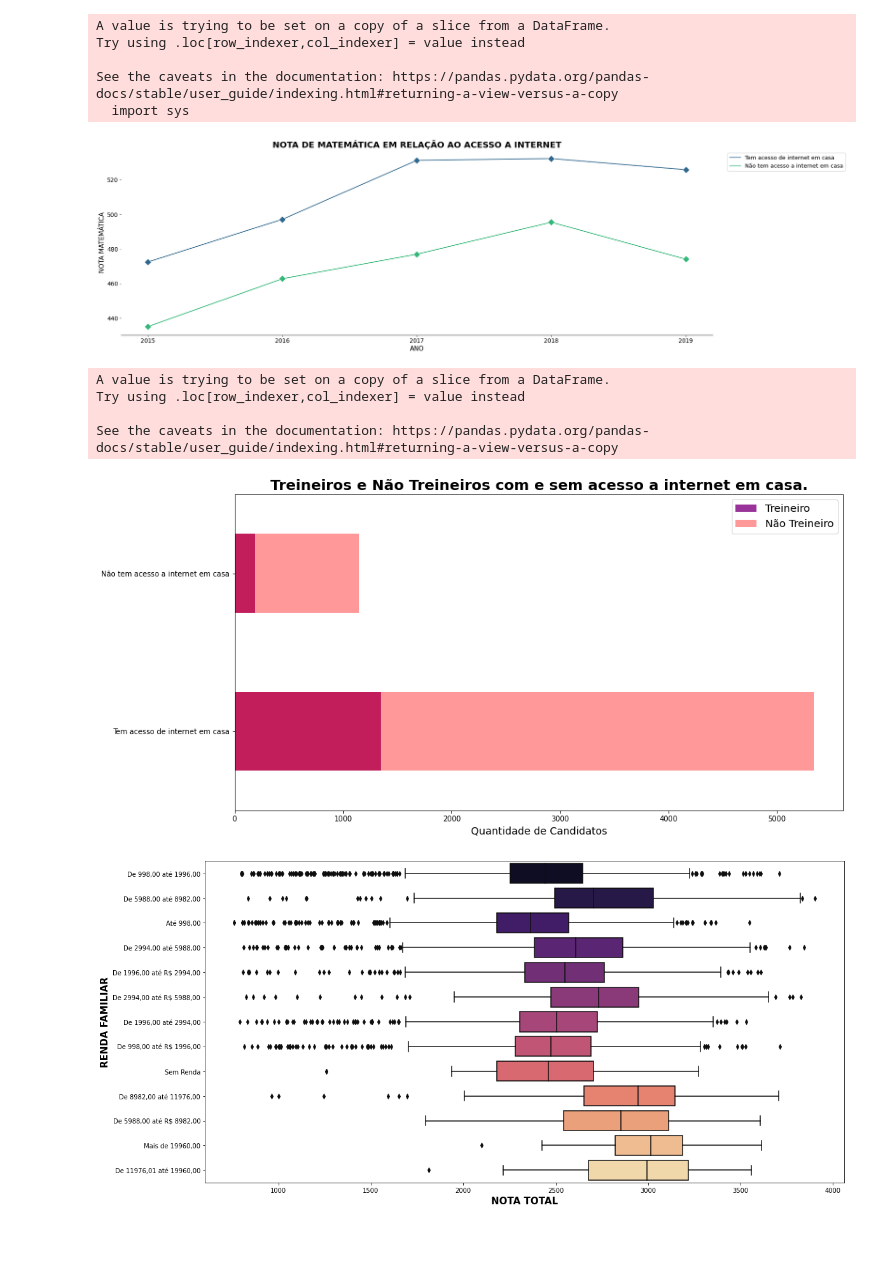
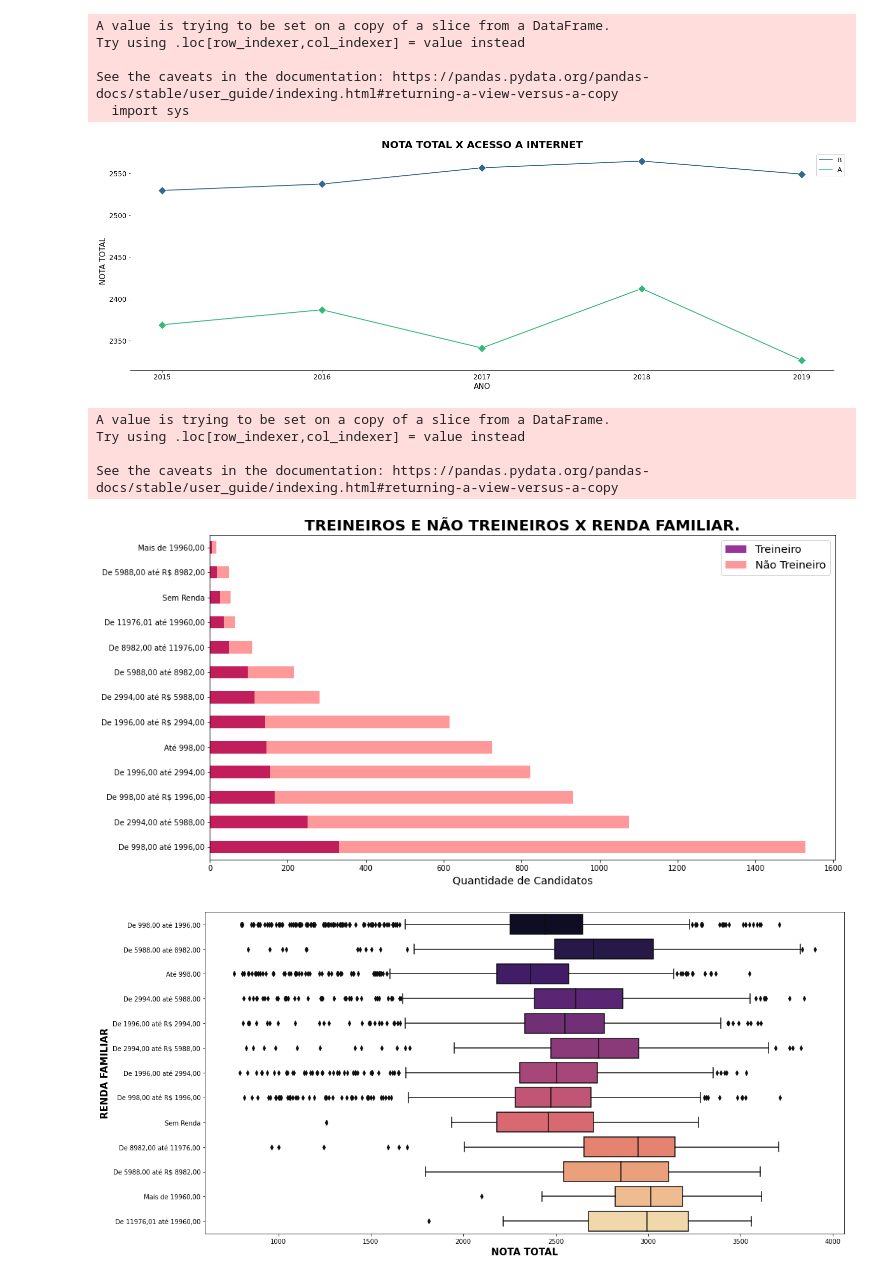
Before and after one commit to NophaieViscente/AnaliseDadosENEM, a Jupyter notebook: Analisando_Dados_da_Educação_ENEM_SC_Mesorregião_Serrana_|_Microrregião_de_Curitibanos.ipynb, the cells around one changed output. Drawn from its saved outputs; the diff is of its cells as text; code cells hidden in the pictures; blank space fills up the shorter version.

```diff
--- a/Analisando_Dados_da_Educação_ENEM_SC_Mesorregião_Serrana_|_Microrregião_de_Curitibanos.ipynb
+++ b/Analisando_Dados_da_Educação_ENEM_SC_Mesorregião_Serrana_|_Microrregião_de_Curitibanos.ipynb
@@ -171,9 +171,9 @@ TP_COR_RACA
 5    2278.711765
 Name: NU_NOTA_TOTAL, dtype: float64
 # %%
-fig8, ax8 = plt.subplots(figsize=(25,9.5))
+fig, ax = plt.subplots(figsize=(25,9.5))
 for axis in ['top', 'right', 'left']:
-   ax8.spines[axis].set_color(None)
+   ax.spines[axis].set_color(None)
 sns.barplot(data=dados_rs_sem_nota_zero,x='NU_ANO',y='NU_NOTA_TOTAL',hue='TP_COR_RACA',palette='brg',ci=None)
 leg = plt.legend(['Não Declarada','Branca','Preta','Parda','Amarela','Indígena'],bbox_to_anchor=(1.05,1),fontsize='x-large')
 plt.title('Nota Média Total dos Candidatos por Ano e por declaração racial',fontdict={'fontsize':21.5,
@@ -192,10 +192,10 @@ plt.show()
 # Criando dicionário para personalizar fontes
 dicionarioFonte = {'fontsize':13.7,'weight':'semibold'}
 # Gerando a figura e os eixos .
-fig9 , ax9 = plt.subplots(figsize=(20,6.3))
+fig , ax = plt.subplots(figsize=(20,6.3))
 # Eliminando as bordas do gráfico
 for axis in ['top', 'right', 'left']:
-   ax9.spines[axis].set_color(None)
+   ax.spines[axis].set_color(None)
 # Renomeando os 'labels' dos eixos.
 plt.xlabel('NOTA TOTAL',fontdict=dicionarioFonte)
 plt.ylabel('Quantidade',fontdict=dicionarioFonte)
@@ -234,27 +234,27 @@ See the caveats in the documentation: https://pandas.pydata.org/pandas-docs/stab
   import sys
 # %%
 fig, ax = plt.subplots(figsize=(25,8))
-sns.lineplot(data=dados_rs_sem_nota_zero,x='NU_ANO',y='NU_NOTA_MT',hue='Q025',palette='viridis',err_style=None,
+sns.lineplot(data=dados_rs_sem_nota_zero,x='NU_ANO',y='NU_NOTA_TOTAL',hue='Q025',palette='viridis',err_style=None,
              marker='D',lw=1.85,markersize=11)
 leg = plt.legend(bbox_to_anchor=(1.02,1),fontsize=13)
-plt.title('NOTA DE MATEMÁTICA EM RELAÇÃO AO ACESSO A INTERNET',fontdict={'fontsize':20,'fontweight':'semibold'})
+plt.title('NOTA TOTAL X ACESSO A INTERNET',fontdict={'fontsize':20,'fontweight':'semibold'})
 plt.xticks([2015,2016,2017,2018,2019])
-plt.ylabel('NOTA MATEMÁTICA',fontdict={'fontsize':15})
+plt.ylabel('NOTA TOTAL',fontdict={'fontsize':15})
 plt.xlabel('ANO',fontdict={'fontsize':15})
 plt.tick_params(labelsize=13.5)
 for axis in ['top', 'right', 'left']:
    ax.spines[axis].set_color(None)
 # %% [output]
-[figure, old version]
+[figure, new version]
 # %%
 dicionario_acesso_internet = {'A' : 'Não tem acesso a internet em casa','B':'Tem acesso de internet em casa'}
 dados_rs_sem_nota_zero['Q025'] = dados_rs_sem_nota_zero['Q025'].replace(dicionario_acesso_internet)
-treineiro_renda = dados_rs_sem_nota_zero.query('IN_TREINEIRO == 1')['Q025'].value_counts()
-nao_treineiro_renda = dados_rs_sem_nota_zero.query('IN_TREINEIRO == 0')['Q025'].value_counts()
+treineiro_renda = dados_rs_sem_nota_zero.query('IN_TREINEIRO == 1')['Q006'].value_counts()
+nao_treineiro_renda = dados_rs_sem_nota_zero.query('IN_TREINEIRO == 0')['Q006'].value_counts()
 treineiro_renda.plot(kind='barh',color='purple',alpha=.8,figsize=(15,8))
 nao_treineiro_renda.plot(kind='barh',color='red',alpha=.4,figsize=(15,8))
 plt.legend(['Treineiro','Não Treineiro'],fontsize='x-large')
-plt.title('Treineiros e Não Treineiros com e sem acesso a internet em casa.',fontdict={'fontsize':20,'fontweight':'semibold'})
+plt.title('TREINEIROS E NÃO TREINEIROS X RENDA FAMILIAR.',fontdict={'fontsize':20,'fontweight':'semibold'})
 plt.xlabel('Quantidade de Candidatos',fontdict={'fontsize':14})
 plt.show()
 # %% [output]
@@ -262,7 +262,7 @@ A value is trying to be set on a copy of a slice from a DataFrame.
 Try using .loc[row_indexer,col_indexer] = value instead
 
 See the caveats in the documentation: https://pandas.pydata.org/pandas-docs/stable/user_guide/indexing.html#returning-a-view-versus-a-copy
-[figure, old version]
+[figure, new version]
 # %%
 plt.figure(figsize=(18,9.3))
 sns.boxplot(data=dados_rs_sem_nota_zero,x='NU_NOTA_TOTAL',y='Q006',orient='h',palette='magma')
```
Also changed, not shown: parts of 5 cells of this notebook.
